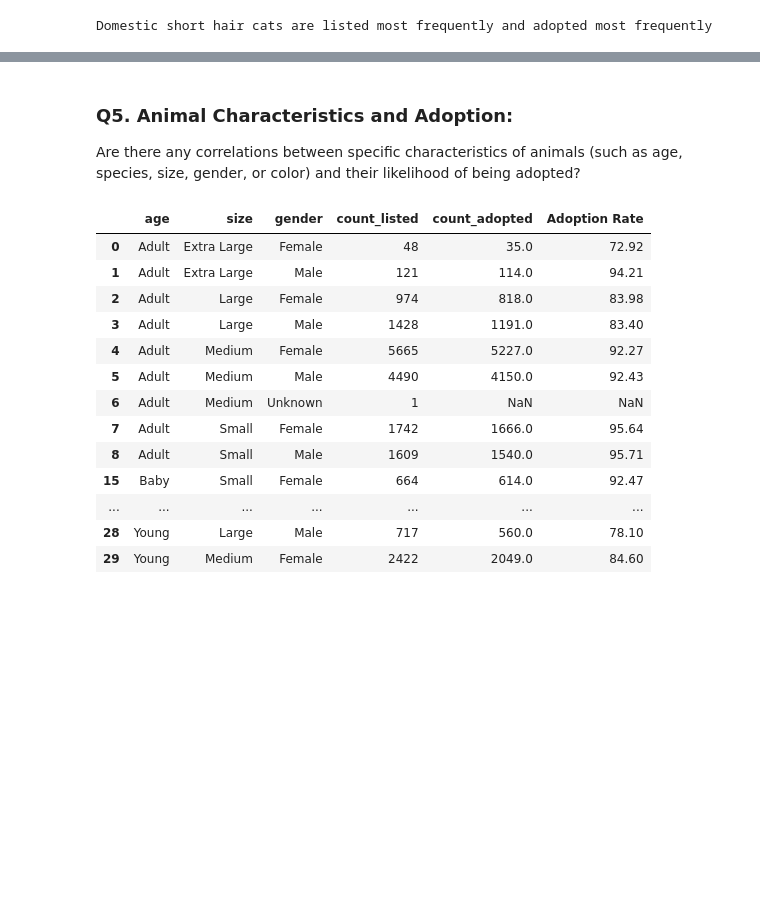
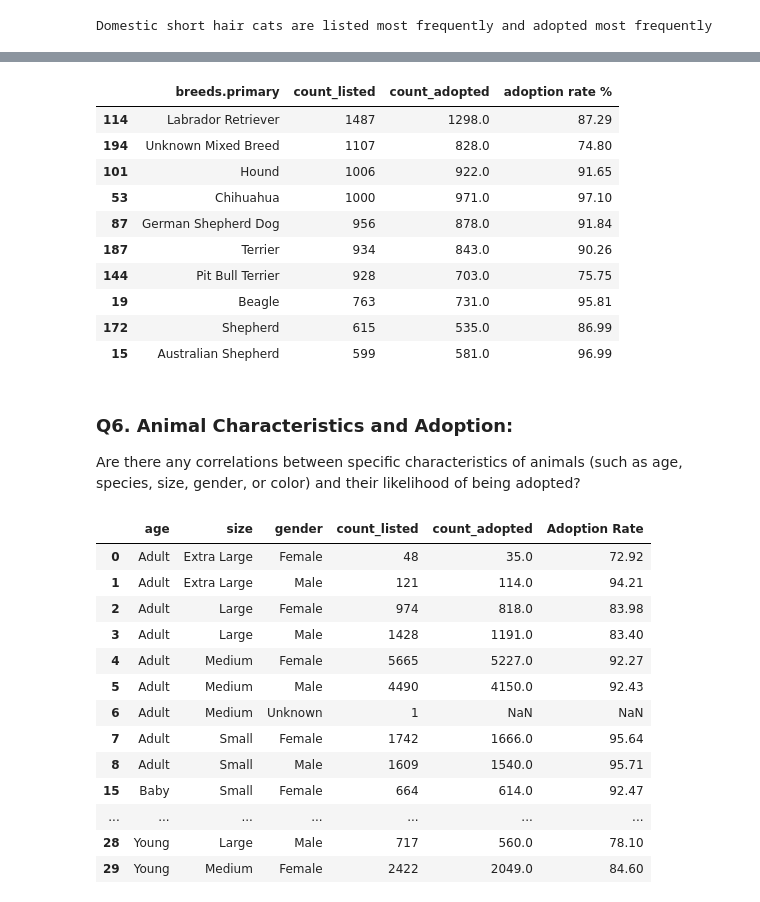
Before and after one commit to elisianguyen/2023-Tennessee-Adoption-Dynamics, a Jupyter notebook: notebooks/all_animal_adoptions_analysis_mvp.ipynb, the cells around one changed output, grey strips where cells are left out. Cells and saved outputs as stored; diff of their text form; code cells hidden in the pictures; blank space fills up the shorter version.

```diff
--- a/notebooks/all_animal_adoptions_analysis_mvp.ipynb
+++ b/notebooks/all_animal_adoptions_analysis_mvp.ipynb
@@ -544,5 +564,28 @@ Domestic short hair cats are listed most frequently and adopted most frequently
+# %%
+# WHat are the top 10 dog breeds and their adoption rates?
+# What are the top 10 cat breeds and their adoption rates?
+dogs_listed = df[df['species'] =='Dog']
+dogs_adopted = dogs_listed[dogs_listed['status'] == 'adopted']
+dogs_listed = dogs_listed.groupby('breeds.primary')['id'].count().reset_index(name='count_listed')
+dogs_adopted = dogs_adopted.groupby('breeds.primary')['id'].count().reset_index(name='count_adopted')
+
+dogs_ar = pd.merge(dogs_listed, dogs_adopted, on='breeds.primary', how='outer')
+dogs_ar['adoption rate %'] = round((dogs_ar['count_adopted'] / dogs_ar['count_listed']) * 100, 2)
+dogs_ar.sort_values('count_listed', ascending=False).head(10)
+# %% [output]
+|  | breeds.primary | count_listed | count_adopted | adoption rate % |
+| 114 | Labrador Retriever | 1487 | 1298.0 | 87.29 |
+| 194 | Unknown Mixed Breed | 1107 | 828.0 | 74.80 |
+| 101 | Hound | 1006 | 922.0 | 91.65 |
+| 53 | Chihuahua | 1000 | 971.0 | 97.10 |
+| 87 | German Shepherd Dog | 956 | 878.0 | 91.84 |
+| 187 | Terrier | 934 | 843.0 | 90.26 |
+| 144 | Pit Bull Terrier | 928 | 703.0 | 75.75 |
+| 19 | Beagle | 763 | 731.0 | 95.81 |
+| 172 | Shepherd | 615 | 535.0 | 86.99 |
+| 15 | Australian Shepherd | 599 | 581.0 | 96.99 |
 # %% [markdown]
-### Q5. Animal Characteristics and Adoption:
+### Q6. Animal Characteristics and Adoption:
 Are there any correlations between specific characteristics of animals (such as age, species, size, gender, or color) and their likelihood of being adopted?
 # %%
 listed_color = df.groupby(['age', 'size', 'gender'])['id'].count().reset_index(name='count_listed')
```
Also changed, not shown: parts of 29 cells of this notebook, 23 other files.
